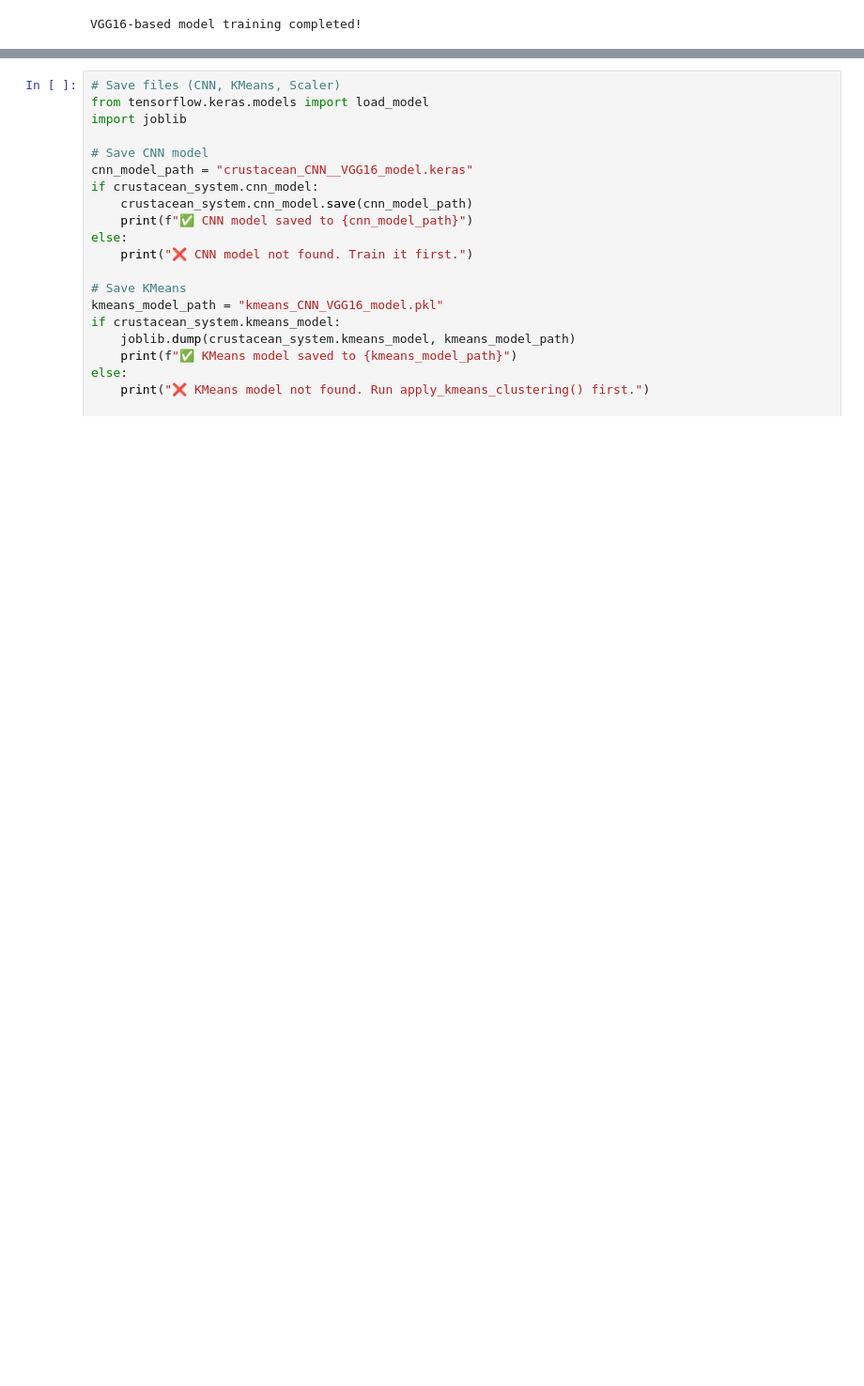
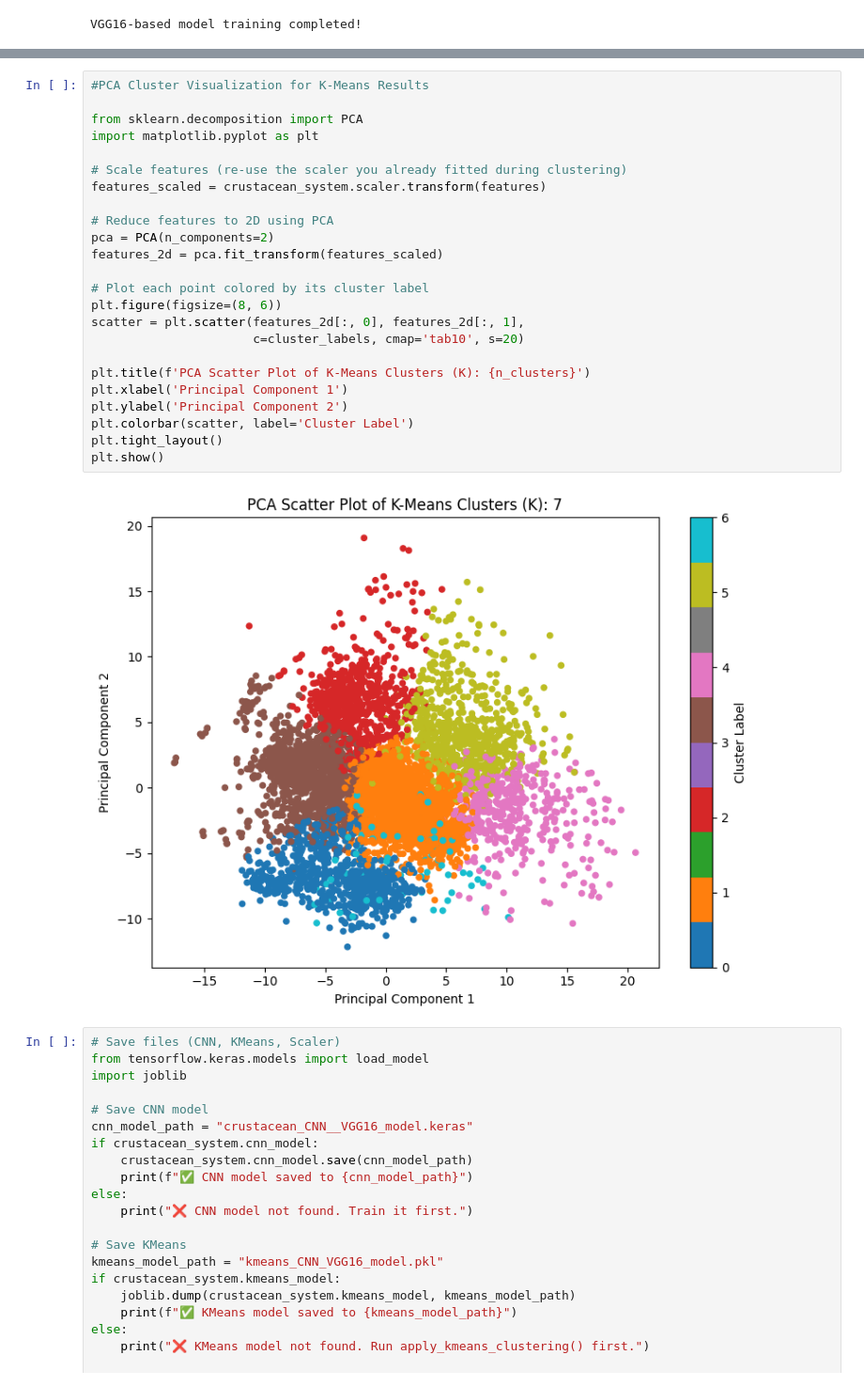
Before and after one commit to DjohnPaul/CIS-crustascan-model-training, a Jupyter notebook: thesis_kMeans_CNN_VGG16_V1.ipynb, the cells around one changed output, grey strips where cells are left out. Shown at 94% size. Drawn from its saved outputs; the diff is of its cells as text; blank space fills up the shorter version.

```diff
--- a/thesis_kMeans_CNN_VGG16_V1.ipynb
+++ b/thesis_kMeans_CNN_VGG16_V1.ipynb
@@ -551,3 +596,29 @@ VGG16-based model training completed!
+# %%
+#PCA Cluster Visualization for K-Means Results
+
+from sklearn.decomposition import PCA
+import matplotlib.pyplot as plt
+
+# Scale features (re-use the scaler you already fitted during clustering)
+features_scaled = crustacean_system.scaler.transform(features)
+
+# Reduce features to 2D using PCA
+pca = PCA(n_components=2)
+features_2d = pca.fit_transform(features_scaled)
+
+# Plot each point colored by its cluster label
+plt.figure(figsize=(8, 6))
+scatter = plt.scatter(features_2d[:, 0], features_2d[:, 1],
+                      c=cluster_labels, cmap='tab10', s=20)
+
+plt.title(f'PCA Scatter Plot of K-Means Clusters (K): {n_clusters}')
+plt.xlabel('Principal Component 1')
+plt.ylabel('Principal Component 2')
+plt.colorbar(scatter, label='Cluster Label')
+plt.tight_layout()
+plt.show()
+# %% [output]
+[figure, added]
 # %%
 # Save files (CNN, KMeans, Scaler)
 from tensorflow.keras.models import load_model
```
Also changed, not shown: parts of 1 cell of this notebook, 2 other files.
